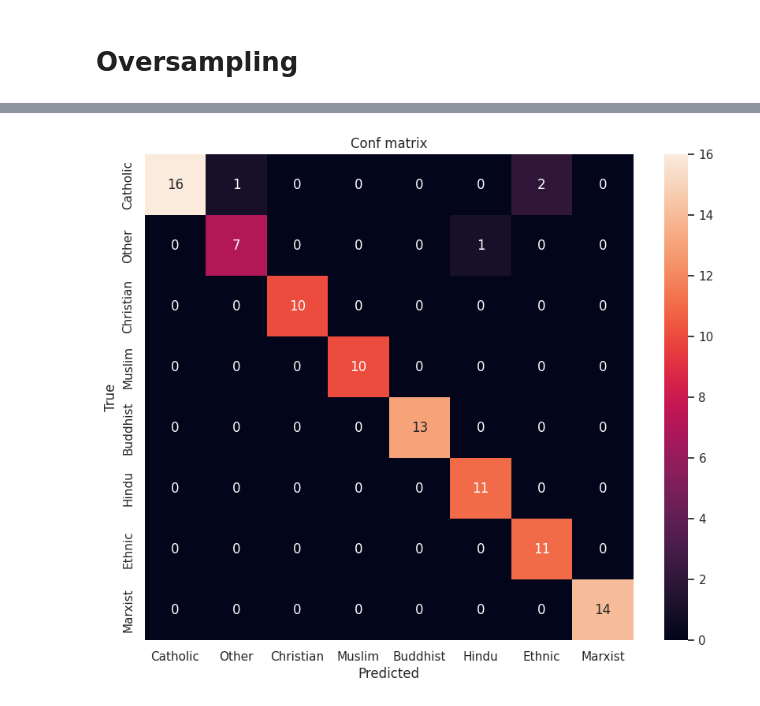
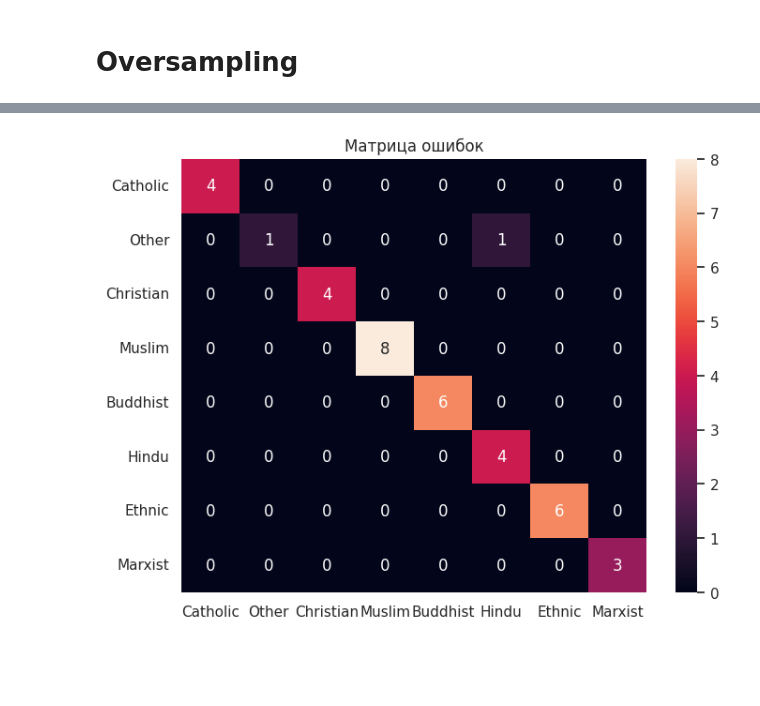
Before and after one commit to NeZorinEgor/FlagsUCI-MLR, a Jupyter notebook: flags.ipynb, the cells around one changed output, grey strips where cells are left out. Drawn from its saved outputs; the diff is of its cells as text; code cells hidden in the pictures; blank space fills up the shorter version.

```diff
--- a/flags.ipynb
+++ b/flags.ipynb
@@ -323,0 +328,5 @@ weighted avg       0.96      0.96      0.96        96
+# %%
+from sklearn.model_selection import RandomizedSearchCV
+
+df = select_df.copy()
+df.shape
@@ -324,4 +351,18 @@ weighted avg       0.96      0.96      0.96        96
 # %%
-X_train, X_test, y_train, y_test = train_test_split(X_rox, y_ros, test_size=0.2, random_state=0)
-third_model.fit(X_train, y_train)
-y_pred = third_model.predict(X_test)
+X = df[best_features]
+y = df["label"]
+X_train, X_test, y_train, y_test = train_test_split(X, y, test_size=0.2, random_state=0)
+# %%
+rs_cv = RandomizedSearchCV(
+    estimator=GradientBoostingClassifier(random_state=0),
+    param_distributions={
+        "random_state": [0],
+        "n_estimators": range(100, 1001, 100),
+        "max_depth": range(3, 16),
+        "min_samples_split": range(10, 51, 10),
+        "min_samples_leaf": range(10, 51, 10),
+    },
+    cv=5,
+    n_jobs=-1
+).fit(X_train, y_train)
+print(rs_cv.best_params_)
@@ -327,0 +371,5 @@ y_pred = third_model.predict(X_test)
+# %%
+rf_clf = rs_cv.best_estimator_
+rf_clf.fit(X_train, y_train)
+y_pred = rf_clf.predict(X_test)
+print(classification_report(y_pred=y_pred, y_true=y_test))
@@ -328,14 +391,9 @@ y_pred = third_model.predict(X_test)
 # %%
-matrix = confusion_matrix(
-    y_true=y_test,
-    y_pred=y_pred,
-    labels=[0, 1, 2, 3, 4, 5, 6, 7]
-)
-religion=["Catholic", "Other", "Christian", "Muslim", "Buddhist", "Hindu", "Ethnic", "Marxist"]
-plt.figure(figsize=(10, 8))
-sns.heatmap(matrix, annot=True, xticklabels=religion, yticklabels=religion).set_title("Conf matrix")
-plt.xlabel("Predicted")
-plt.ylabel("True")
+confusion = confusion_matrix(y_pred=y_pred, y_true=y_test)
+religion = ["Catholic", "Other", "Christian", "Muslim", "Buddhist", "Hindu", "Ethnic", "Marxist"]
+plt.figure(figsize=(8, 6))
+plt.title("Матрица ошибок")
+sns.heatmap(confusion, annot=True, xticklabels=religion, yticklabels=religion)
 plt.show()
 # %% [output]
-[figure, old version]
+[figure, new version]
```
Also changed, not shown: parts of 74 cells of this notebook, 1 other file.
